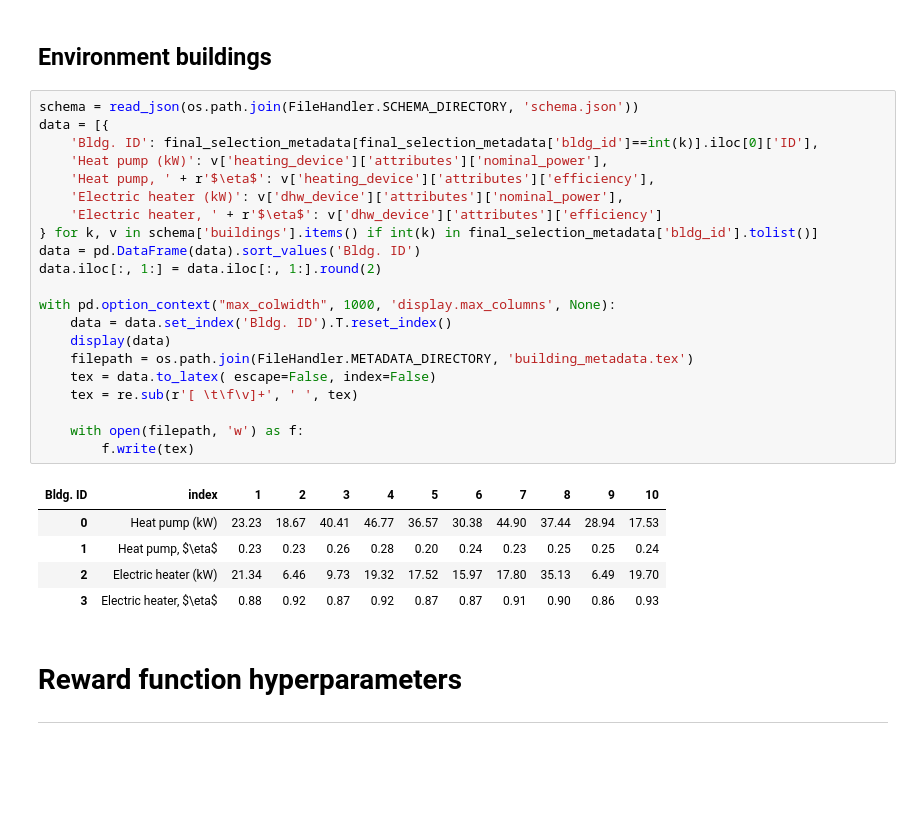
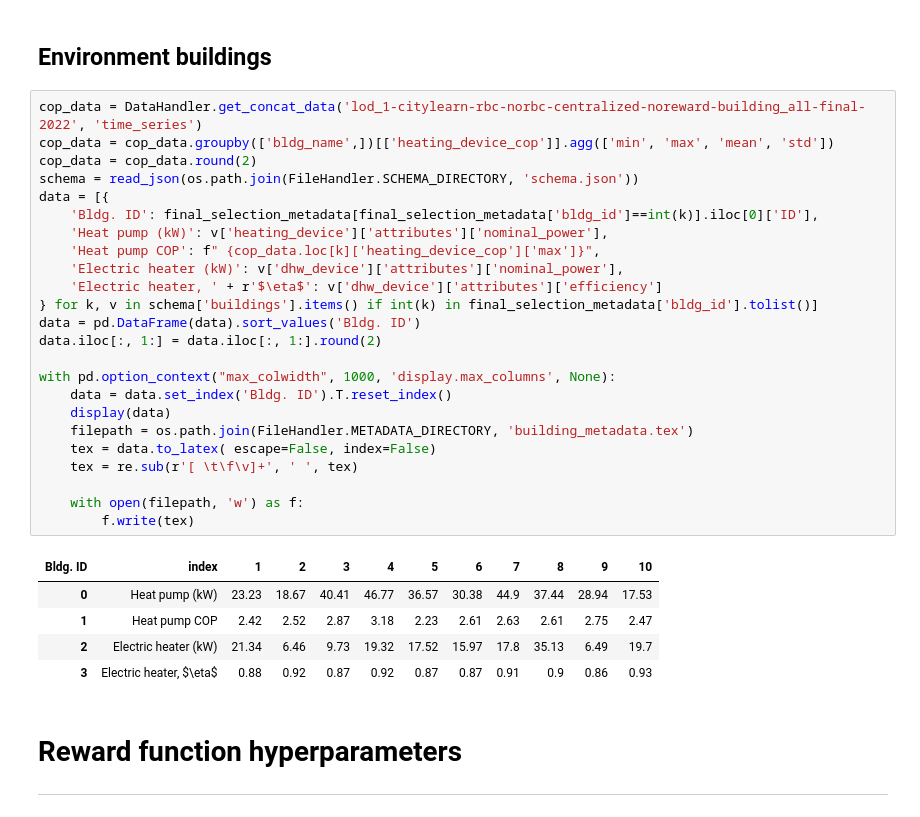
Before and after one commit to kkaspar10/Occupant_Thermostat_Int, a Jupyter notebook: simulation/notebooks/general.ipynb, the cells around one changed output. Drawn from its saved outputs; the diff is of its cells as text; blank space fills up the shorter version.

```diff
--- a/simulation/notebooks/general.ipynb
+++ b/simulation/notebooks/general.ipynb
@@ -109,32 +109,35 @@ with pd.option_context("max_colwidth", 1000):
 # %% [markdown]
 ## Environment buildings
 # %%
+cop_data = DataHandler.get_concat_data('lod_1-citylearn-rbc-norbc-centralized-noreward-building_all-final-2022', 'time_series')
+cop_data = cop_data.groupby(['bldg_name',])[['heating_device_cop']].agg(['min', 'max', 'mean', 'std'])
+cop_data = cop_data.round(2)
 schema = read_json(os.path.join(FileHandler.SCHEMA_DIRECTORY, 'schema.json'))
 data = [{
     'Bldg. ID': final_selection_metadata[final_selection_metadata['bldg_id']==int(k)].iloc[0]['ID'],
     'Heat pump (kW)': v['heating_device']['attributes']['nominal_power'],
-    'Heat pump, ' + r'$\eta$': v['heating_device']['attributes']['efficiency'],
+    'Heat pump COP': f" {cop_data.loc[k]['heating_device_cop']['max']}",
     'Electric heater (kW)': v['dhw_device']['attributes']['nominal_power'],
     'Electric heater, ' + r'$\eta$': v['dhw_device']['attributes']['efficiency']
 } for k, v in schema['buildings'].items() if int(k) in final_selection_metadata['bldg_id'].tolist()]
 data = pd.DataFrame(data).sort_values('Bldg. ID')
 data.iloc[:, 1:] = data.iloc[:, 1:].round(2)
 
 with pd.option_context("max_colwidth", 1000, 'display.max_columns', None):
     data = data.set_index('Bldg. ID').T.reset_index()
     display(data)
     filepath = os.path.join(FileHandler.METADATA_DIRECTORY, 'building_metadata.tex')
     tex = data.to_latex( escape=False, index=False)
     tex = re.sub(r'[ \t\f\v]+', ' ', tex)
 
     with open(filepath, 'w') as f:
         f.write(tex)
 # %% [output]
 | Bldg. ID | index | 1 | 2 | 3 | 4 | 5 | 6 | 7 | 8 | 9 | 10 |
-| 0 | Heat pump (kW) | 23.23 | 18.67 | 40.41 | 46.77 | 36.57 | 30.38 | 44.90 | 37.44 | 28.94 | 17.53 |
-| 1 | Heat pump, $\eta$ | 0.23 | 0.23 | 0.26 | 0.28 | 0.20 | 0.24 | 0.23 | 0.25 | 0.25 | 0.24 |
-| 2 | Electric heater (kW) | 21.34 | 6.46 | 9.73 | 19.32 | 17.52 | 15.97 | 17.80 | 35.13 | 6.49 | 19.70 |
-| 3 | Electric heater, $\eta$ | 0.88 | 0.92 | 0.87 | 0.92 | 0.87 | 0.87 | 0.91 | 0.90 | 0.86 | 0.93 |
+| 0 | Heat pump (kW) | 23.23 | 18.67 | 40.41 | 46.77 | 36.57 | 30.38 | 44.9 | 37.44 | 28.94 | 17.53 |
+| 1 | Heat pump COP | 2.42 | 2.52 | 2.87 | 3.18 | 2.23 | 2.61 | 2.63 | 2.61 | 2.75 | 2.47 |
+| 2 | Electric heater (kW) | 21.34 | 6.46 | 9.73 | 19.32 | 17.52 | 15.97 | 17.8 | 35.13 | 6.49 | 19.7 |
+| 3 | Electric heater, $\eta$ | 0.88 | 0.92 | 0.87 | 0.92 | 0.87 | 0.87 | 0.91 | 0.9 | 0.86 | 0.93 |
 # %% [markdown]
 # Reward function hyperparameters
 ---
```
Also changed, not shown: parts of 1 cell of this notebook, 4 other files.
